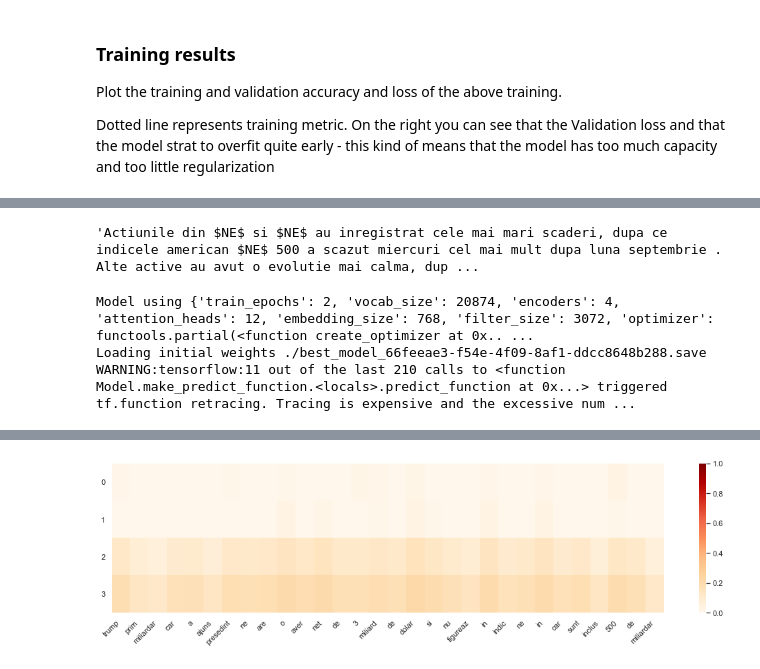
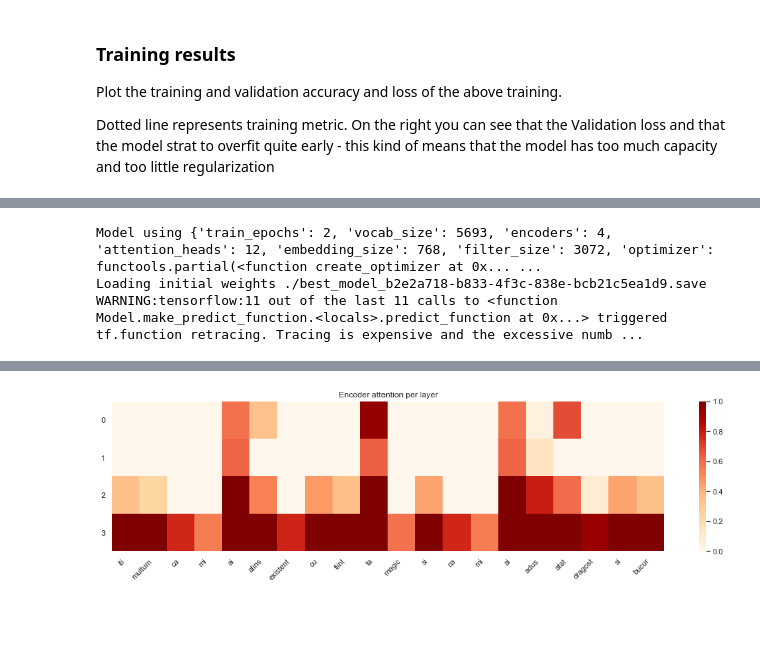
Before and after one commit to glypher/romanian_bert, a Jupyter notebook: romanian_bert_wiki.ipynb, the cells around one changed output, grey strips where cells are left out. Saved outputs shown, nothing was run; the diff lists cells and outputs as text; code cells hidden in the pictures; blank space fills up the shorter version.

```diff
--- a/romanian_bert_wiki.ipynb
+++ b/romanian_bert_wiki.ipynb
@@ -157,3 +162,7 @@ Loaded 5924 test samples...
+# %%
+trainDF = trainDF[trainDF['category']=='culture']
+valDF = valDF[valDF['category']=='culture']
+testDF = testDF[testDF['category']=='culture']
 # %% [markdown]
 #### Romanian sentence data set
 
@@ -534,14 +542,14 @@ def create_optimizer(df_size, lr=3e-5):
 
 @mm.benchmark
 def train_language_model():
-    TRAIN_EPOCHS=30
+    TRAIN_EPOCHS=10
 
     lm_hyper_lookup = mm.HyperParamsLookup(lambda hyper_params: TransformerModel(**hyper_params),
                                            lambda hist: np.min(hist.history('loss', mm.DataType.TRAIN)))
 
     tf.keras.backend.clear_session()
     lm_hyper_lookup.grid_search(all_data, True,
-                                train_epochs=[1],
+                                train_epochs=[TRAIN_EPOCHS],
                                 vocab_size=[len(VOCAB)],
                                 encoders=[4],
                                 attention_heads=[12],
@@ -827,11 +797,6 @@ array([0.15326679, 0.15326679, 0.08000555, 0.15326679, 0.18034308,
-# %%
-valDF['text'][4]
-# %% [output]
-'Actiunile din $NE$ si $NE$ au inregistrat cele mai mari scaderi, dupa ce indicele american $NE$ 500 a scazut miercuri cel mai mult dupa luna septembrie . Alte active au avut o evolutie mai calma, dup ...
 # %%
 import matplotlib.pyplot as plt
 import seaborn as sns
-import pandas as pd
 def plot_attention(model, text:str):
     df = pd.DataFrame({'sid':[0], 'text':[text], 'target':[0]})
     df_text = mm.PreprocessPipeline(df, 'romanian', vocab=VOCAB).process([
@@ -846,21 +811,15 @@ def plot_attention(model, text:str):
     size = len(df_text['text'][0])
     attention = [a[:size] for a in attention]
 
-    d = pd.DataFrame(data = attention, columns=df_text['text'][0])
-    sns.set()
-    f, ax = plt.subplots(figsize=(18,4))
-    sns.heatmap(d, vmin=0, vmax=1.0, ax=ax, cmap="OrRd")
-    label_y = ax.get_yticklabels()
-    plt.setp(label_y, rotation=360, horizontalalignment='right')
-    label_x = ax.get_xticklabels()
-    plt.setp(label_x, rotation=45, horizontalalignment='right')
-    plt.show()
+    d = pd.DataFrame(data=attention, columns=df_text['text'][0])
+    mm.PlotBuilder().create_subplots(1,1, (18,4)).create_heatmap(
+        d, "Encoder attention per layer", vmin=0, vmax=1.0, cmap="OrRd").show()
 
 params = train_lookup.best_history.model_params.copy()
 params['save_attention']=True
 model_att = load_best_model(ClassifierModel, params, train_lookup.best_checkpoint)
-plot_attention(model_att, "Trump, primul miliardar care a ajuns presedintele $NE$ are o avere neta de 3 miliarde de dolari si nu figureaza in indicele $NE$ in care sunt inclusi 500 de miliardari")
+plot_attention(model_att, "Iti multumesc ca mi - ai atins existenta cu fiinta ta magica si ca mi - ai adus atata dragoste si bucurie")
 # %% [output]
-Model using {'train_epochs': 2, 'vocab_size': 20874, 'encoders': 4, 'attention_heads': 12, 'embedding_size': 768, 'filter_size': 3072, 'optimizer': functools.partial(<function create_optimizer at 0x.. ...
-Loading initial weights ./best_model_66feeae3-f54e-4f09-8af1-ddcc8648b288.save
-WARNING:tensorflow:11 out of the last 210 calls to <function Model.make_predict_function.<locals>.predict_function at 0x...> triggered tf.function retracing. Tracing is expensive and the excessive num ...
+Model using {'train_epochs': 2, 'vocab_size': 5693, 'encoders': 4, 'attention_heads': 12, 'embedding_size': 768, 'filter_size': 3072, 'optimizer': functools.partial(<function create_optimizer at 0x... ...
+Loading initial weights ./best_model_b2e2a718-b833-4f3c-838e-bcb21c5ea1d9.save
+WARNING:tensorflow:11 out of the last 11 calls to <function Model.make_predict_function.<locals>.predict_function at 0x...> triggered tf.function retracing. Tracing is expensive and the excessive numb ...
@@ -868 +827 @@ WARNING:tensorflow:11 out of the last 210 calls to <function Model.make_predict_
-[figure, old version]
+[figure, new version]
```
Also changed, not shown: parts of 20 cells of this notebook.
